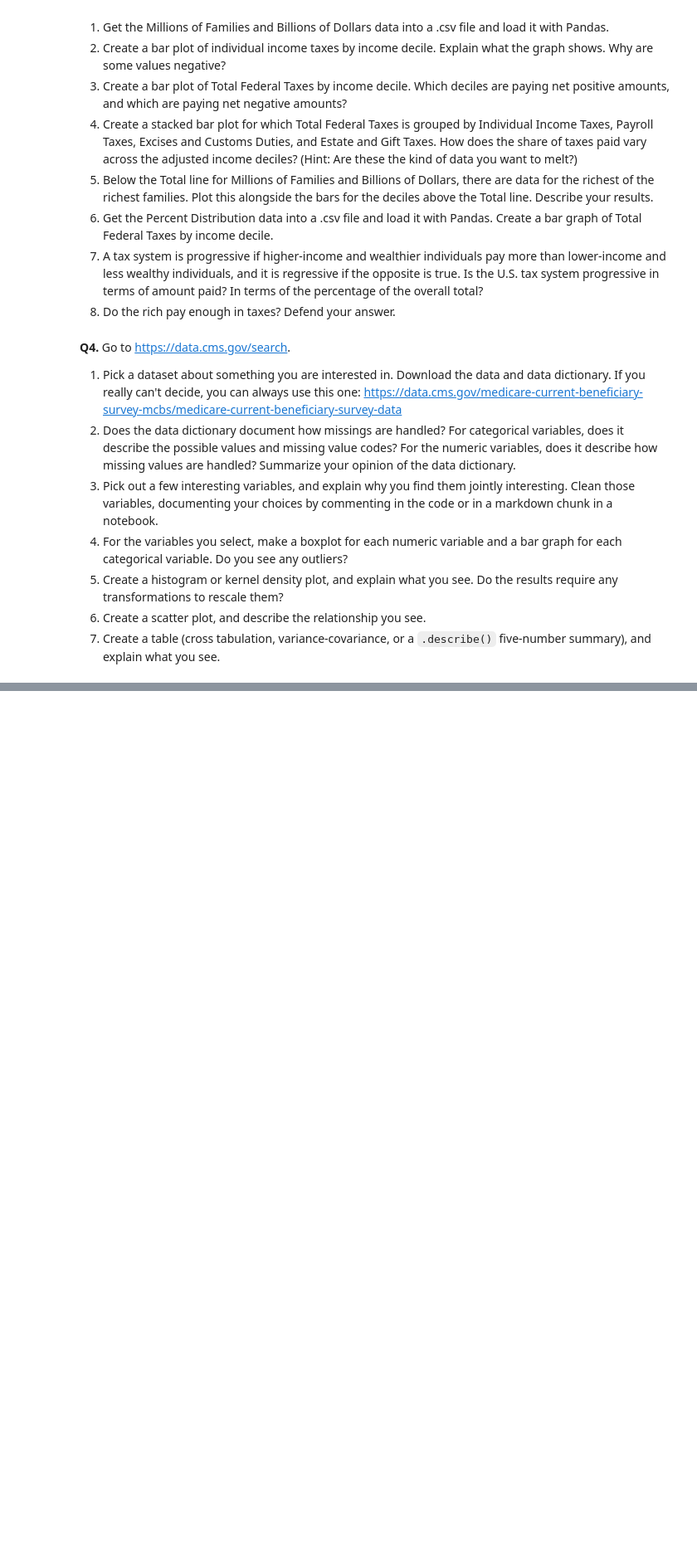
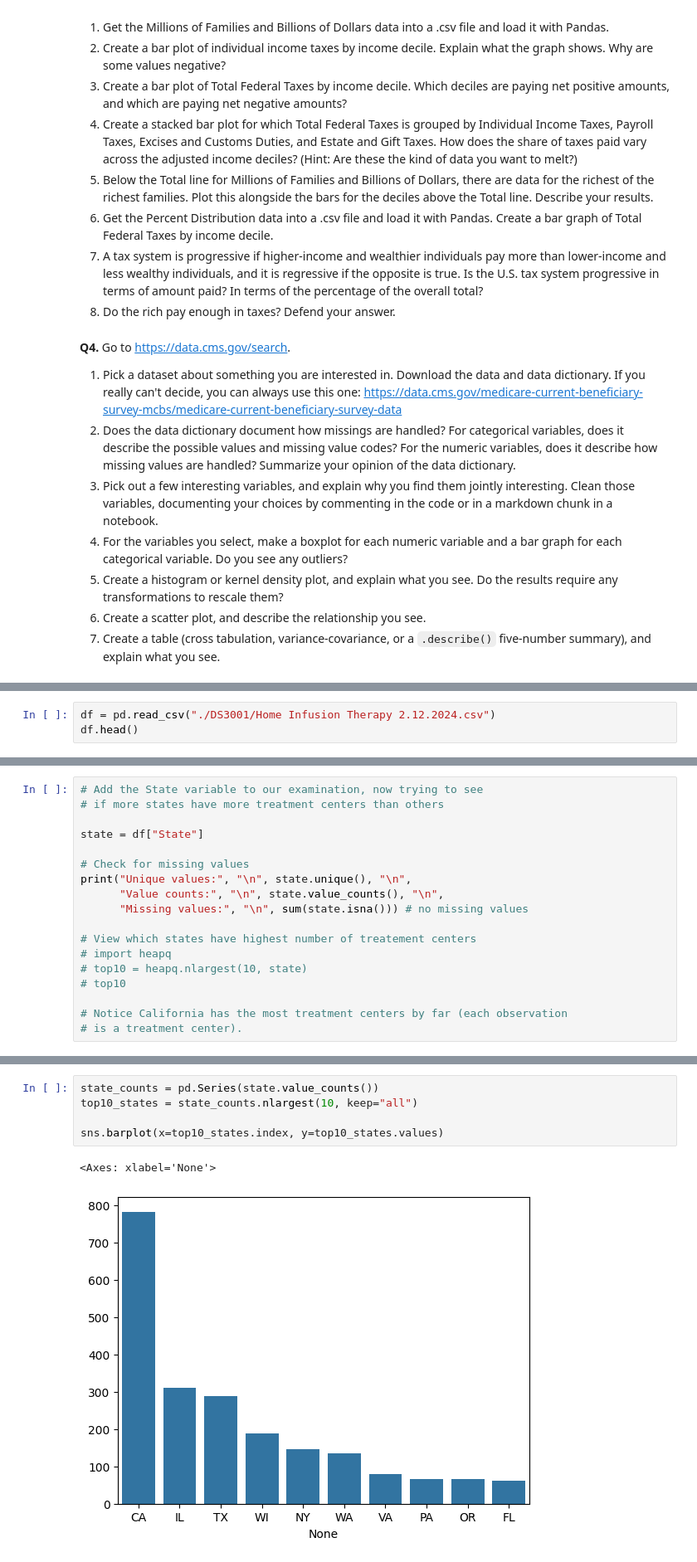
Before and after one commit to kelseymatsik/visualization, a Jupyter notebook: assignment/assignment.ipynb, the cells around one changed output, grey strips where cells are left out. Shown at 83% size. Drawn from its saved outputs; the diff is of its cells as text; blank space fills up the shorter version.

```diff
--- a/assignment/assignment.ipynb
+++ b/assignment/assignment.ipynb
@@ -206,0 +217,3 @@ For some context, the Federal government ultimately spent about $4.4 trillion in
+# %%
+df = pd.read_csv("./DS3001/Home Infusion Therapy 2.12.2024.csv")
+df.head()
@@ -206,0 +301,18 @@ For some context, the Federal government ultimately spent about $4.4 trillion in
+# %%
+# Add the State variable to our examination, now trying to see
+# if more states have more treatment centers than others
+
+state = df["State"]
+
+# Check for missing values
+print("Unique values:", "\n", state.unique(), "\n",
+      "Value counts:", "\n", state.value_counts(), "\n",
+      "Missing values:", "\n", sum(state.isna())) # no missing values
+
+# View which states have highest number of treatement centers
+# import heapq
+# top10 = heapq.nlargest(10, state)
+# top10
+
+# Notice California has the most treatment centers by far (each observation
+# is a treatment center).
@@ -206,0 +338,8 @@ For some context, the Federal government ultimately spent about $4.4 trillion in
+# %%
+state_counts = pd.Series(state.value_counts())
+top10_states = state_counts.nlargest(10, keep="all")
+
+sns.barplot(x=top10_states.index, y=top10_states.values)
+# %% [output]
+<Axes: xlabel='None'>
+[figure, added]
```
Also changed, not shown: parts of 11 cells of this notebook.
